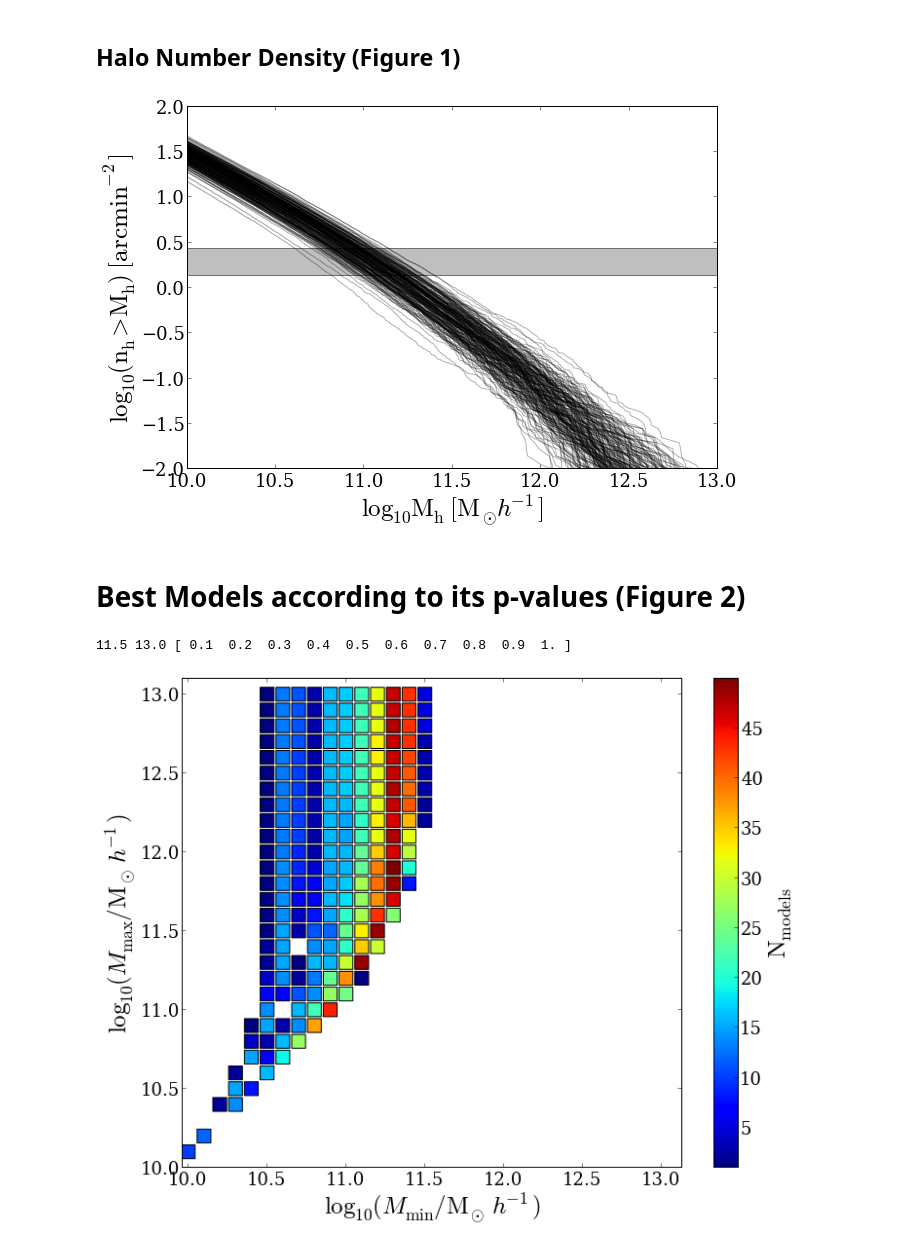
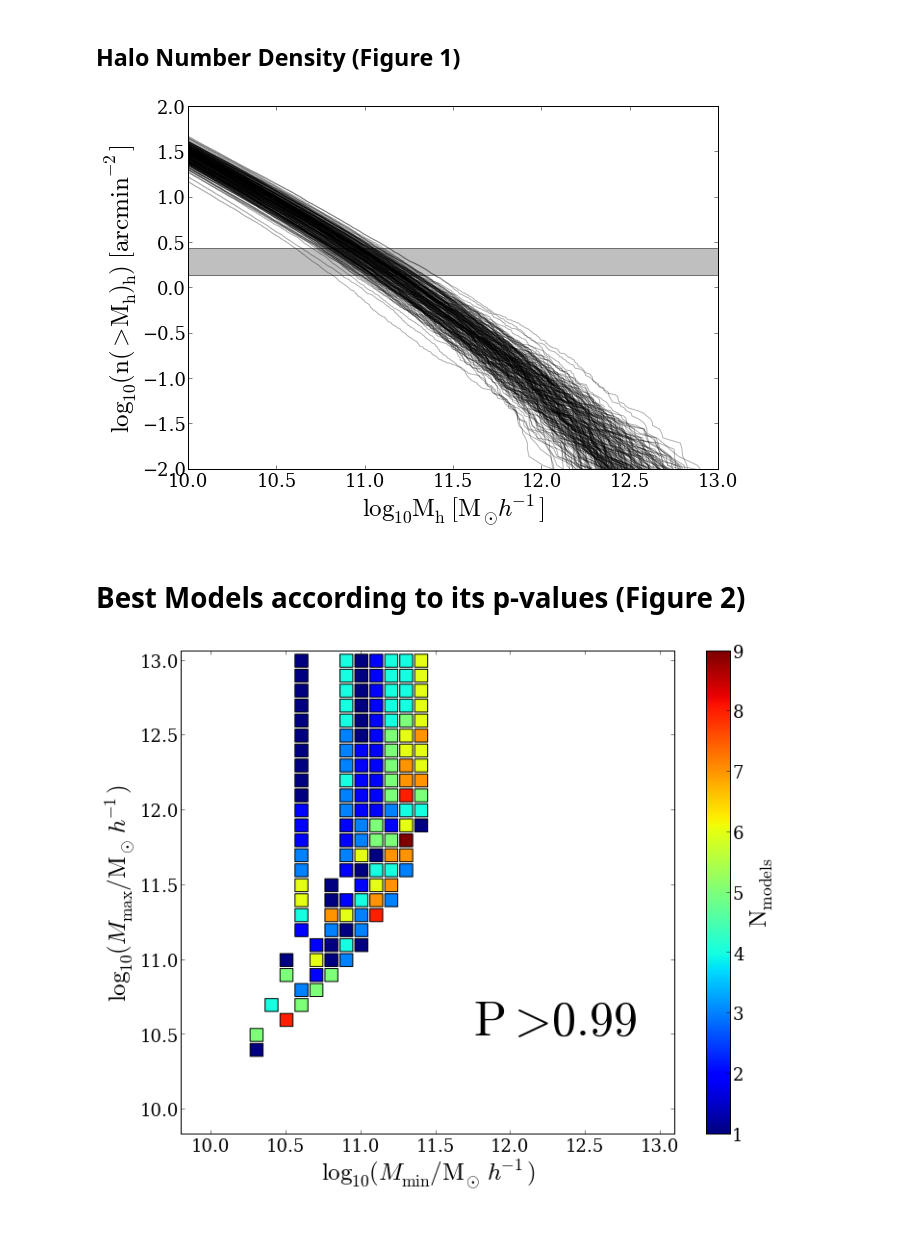
Before and after one commit to forero/CosmicVarianceLAES, a Jupyter notebook: code/paper.ipynb, the cells around one changed output. Cells and saved outputs as stored; diff of their text form; code cells hidden in the pictures.

Commit message:
new surface density plot

```diff
--- a/code/paper.ipynb
+++ b/code/paper.ipynb
@@ -6,17 +6,17 @@ the Figures and Data
 # %%
 halo_finder = 'FOF'
 repo_path='/Users/forero/Dropbox/CosmicVarianceLAES/'
-dm_data_path='data/dark_matter/FOF/'
+dm_data_path='../data/dark_matter/FOF/'
 lae_data_path='data/laes/FOF/'
 data_path='../data/mock_survey/'
-obs_path='data/obs/'
+obs_path='../data/obs/'
 
-Figure1 = True
+Figure1 = False
 # %% [markdown]
 ## Halo Number Density (Figure 1)
 # %%
 if Figure1:
-    obs_file = repo_path+obs_path+"obs_density.dat"
+    obs_file = obs_path+"Yamada2012_surface_density.dat"
     obs_prop = loadtxt(obs_file, skiprows=4)
     N_lae_obs = obs_prop[:,1]
     inverse_mean_area = 0.204 #arcmin^(-2)
@@ -37,7 +37,7 @@ if Figure1:
     fig = figure(1, figsize=(9.5,6.5))
     ax = axes()
     ax.set_xlabel("$\log_{10}\mathrm{M_{h}\ [M_{\odot}}h^{-1}]$",fontsize=25)
-    ax.set_ylabel("$\log_{10}\mathrm{(n_{h}>M_{h})\ [arcmin}^{-2}]$",fontsize=25)
+    ax.set_ylabel("$\log_{10}\mathrm{(n(>M_{h})_{h})\ [arcmin}^{-2}]$",fontsize=25)
     ticklabels_x = ax.get_xticklabels()
     ticklabels_y = ax.get_yticklabels()
 
@@ -52,7 +52,7 @@ if Figure1:
         for j in range(n_y):
             for k in range(n_z):
                 filename = 'halos_bolshoi_%d-%d-%d.csv'%(i, j, k)
-                model_data = loadtxt(repo_path + dm_data_path + filename, skiprows=12, delimiter=",")
+                model_data = loadtxt(dm_data_path + filename, skiprows=12, delimiter=",")
                 halo_mass = model_data[:,4]
                 halo_mass = sort(halo_mass)
                 n_items = size(halo_mass)
@@ -67,7 +67,7 @@ if Figure1:
     savefig(filename + '.pdf',format = 'pdf', transparent=True)
     savefig(filename + '.png',format = 'png', transparent=True)
 # %% [output]
-[figure, old version]
+[figure, new version]
 # %% [markdown]
 # Best Models according to its p-values (Figure 2)
 # %%
@@ -76,7 +76,7 @@ match_file = data_path + 'p_values_'+halo_finder+'_ID_match_surveys.dat'
 p_data_match = loadtxt(match_file)
 
 #get only the models with high p_values (i.e. above a certain p_threshold)
-p_threshold = 0.1
+p_threshold = 0.99
 good_fit = where(p_data_match[:,4]>p_threshold)
 good_fit = good_fit[0]
 p_data_match = p_data_match[good_fit,:]
@@ -90,7 +90,6 @@ f_occ_data = p_data_match[:,2]
 min_mass_range = sort(array(list(set(min_mass_data))))
 max_mass_range = sort(array(list(set(max_mass_data))))
 f_occ_range = sort(array(list(set(f_occ_data))))
-print min_mass, max_mass, f_occ
 
 n_models_set = empty(0)
 min_mass_set = empty(0)
@@ -109,36 +108,40 @@ for min_mass in min_mass_range:
 
 
 fig = figure(1, figsize=(11.5,9.0))
 ax = axes()
 ax.set_xlabel("$\log_{10} (M_{\mathrm{min}}/\mathrm{M}_{\odot}\ h^{-1})$",fontsize=25)
 ax.set_ylabel("$\log_{10} (M_{\mathrm{max}}/\mathrm{M}_{\odot}\ h^{-1})$",fontsize=25)
 
+label="$\mathrm{P>%.2f}$"%(p_threshold)
+plt.text(11.75, 10.5, label, ha='left', fontsize=50)
+
 ticklabels_x = ax.get_xticklabels()
 ticklabels_y = ax.get_yticklabels()
 for label_x in ticklabels_x:
     label_x.set_fontsize(18)
     label_x.set_family('serif')
 for label_y in ticklabels_y:
     label_y.set_fontsize(18)
     label_y.set_family('serif')
 
-scatter(min_mass_set, max_mass_set, c=n_models_set, s=200.0, marker='s')
+scatter(min_mass_set, max_mass_set, c=n_models_set, s=180.0, marker='s')
 
 tick_lines = floor(arange(5, max(n_models_set), 5))
+tick_lines = floor(linspace(0, max(n_models_set), 10))
+
 cbar = colorbar(ticks = tick_lines)
 bar_ticklabels_y = cbar.ax.get_yticklabels()
 for label_y in bar_ticklabels_y:
     label_y.set_fontsize(18)
     label_y.set_family('serif')
 cbar.set_label("$\mathrm{N_{models}}$", fontsize=25)
 
 ax.set_aspect('equal', 'datalim')
-ax.set_xlim([10.0,13.1])
-ax.set_ylim([10.0,13.1])
-filename='Fig2_a'
+ax.set_xlim([9.8,13.1])
+ax.set_ylim([9.8,13.1])
+filename='Fig2_a_P%.2f'%(p_threshold)
 savefig(filename + '.eps',format = 'eps', transparent=True)
 savefig(filename + '.pdf',format = 'pdf', transparent=True)
 savefig(filename + '.png',format = 'png', transparent=True)
 # %% [output]
-11.5 13.0 [ 0.1  0.2  0.3  0.4  0.5  0.6  0.7  0.8  0.9  1. ]
-[figure, old version]
+[figure, new version]
```
Also changed, not shown: parts of 1 cell of this notebook.
